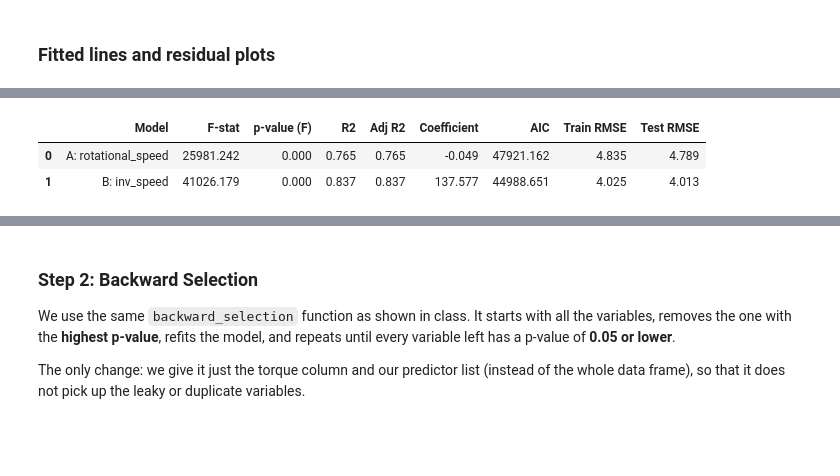
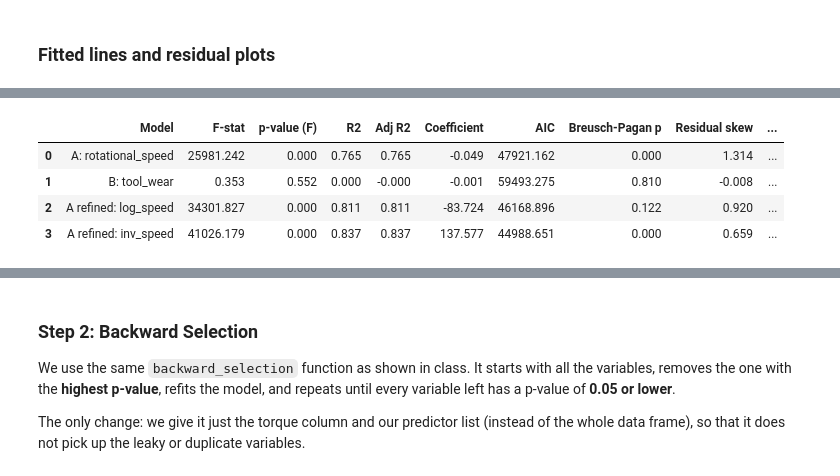
Before and after one commit to DavisenV/Group1-PROG8431-ProblemAnalysis_Workshop_C, a Jupyter notebook: Workshop_C.ipynb, the cells around one changed output, grey strips where cells are left out. Cells and saved outputs as stored; diff of their text form; code cells hidden in the pictures; blank space fills up the shorter version.

```diff
--- a/Workshop_C.ipynb
+++ b/Workshop_C.ipynb
@@ -550,7 +582,7 @@ df_clean["failure_type"] = df_clean.apply(label_failure, axis=1)
 
 # Time variables from the timestamp
 df_clean["hour"] = df_clean["timestamp"].dt.hour
-df_clean["day_of_week"] = df_clean["timestamp"].dt.dayofweek      # 0 = Monday, 6 = Sunday
+df_clean["day_of_week"] = df_clean["timestamp"].dt.day_of_week      # 0 = Monday, 6 = Sunday
 df_clean["month"] = df_clean["timestamp"].dt.month
 df_clean["is_weekend"] = (df_clean["day_of_week"] >= 5).astype(int)
 
@@ -1012,5 +1056,5 @@ Test RMSE (Model A): 4.79
 # %%
-slr_b = smf.ols("torque ~ inv_speed", data=train).fit()
+slr_b = smf.ols("torque ~ tool_wear", data=train).fit()
 
 print(slr_b.summary())
 
@@ -1022,6 +1066,7 @@ RMSE_tst_b = np.sqrt(mean_squared_error(test["torque"], pred_test))
 
 print(f"Train RMSE (Model B): {RMSE_trn_b:.2f}")
 print(f"Test RMSE (Model B): {RMSE_tst_b:.2f}")
+print(f"Standard deviation of torque (train): {train['torque'].std():.2f}")
 # %% [output]
                             OLS Regression Results
 ==============================================================================
@@ -1042,0 +1093,13 @@ Test RMSE (Model B): 4.01
+# %%
+slr_log = smf.ols("torque ~ log_speed", data=train).fit()
+slr_inv = smf.ols("torque ~ inv_speed", data=train).fit()
+
+print(slr_inv.summary())
+
+RMSE_trn_log = np.sqrt(mean_squared_error(train["torque"], slr_log.predict(train)))
+RMSE_tst_log = np.sqrt(mean_squared_error(test["torque"], slr_log.predict(test)))
+RMSE_trn_inv = np.sqrt(mean_squared_error(train["torque"], slr_inv.predict(train)))
+RMSE_tst_inv = np.sqrt(mean_squared_error(test["torque"], slr_inv.predict(test)))
+
+print(f"log_speed: R2 = {slr_log.rsquared:.3f} | Train RMSE {RMSE_trn_log:.2f} | Test RMSE {RMSE_tst_log:.2f}")
+print(f"inv_speed: R2 = {slr_inv.rsquared:.3f} | Train RMSE {RMSE_trn_inv:.2f} | Test RMSE {RMSE_tst_inv:.2f}")
@@ -1096,19 +1165,30 @@ plt.show()
 # %%
+slr_models = {
+    "A: rotational_speed": (slr_a, RMSE_trn_a, RMSE_tst_a),
+    "B: tool_wear": (slr_b, RMSE_trn_b, RMSE_tst_b),
+    "A refined: log_speed": (slr_log, RMSE_trn_log, RMSE_tst_log),
+    "A refined: inv_speed": (slr_inv, RMSE_trn_inv, RMSE_tst_inv),
+}
+
 slr_compare = pd.DataFrame({
-    "Model": ["A: rotational_speed", "B: inv_speed"],
-    "F-stat": [slr_a.fvalue, slr_b.fvalue],
-    "p-value (F)": [slr_a.f_pvalue, slr_b.f_pvalue],
-    "R2": [slr_a.rsquared, slr_b.rsquared],
-    "Adj R2": [slr_a.rsquared_adj, slr_b.rsquared_adj],
-    "Coefficient": [slr_a.params["rotational_speed"], slr_b.params["inv_speed"]],
-    "AIC": [slr_a.aic, slr_b.aic],
-    "Train RMSE": [RMSE_trn_a, RMSE_trn_b],
-    "Test RMSE": [RMSE_tst_a, RMSE_tst_b]
+    "Model": list(slr_models),
+    "F-stat": [m.fvalue for m, _, _ in slr_models.values()],
+    "p-value (F)": [m.f_pvalue for m, _, _ in slr_models.values()],
+    "R2": [m.rsquared for m, _, _ in slr_models.values()],
+    "Adj R2": [m.rsquared_adj for m, _, _ in slr_models.values()],
+    "Coefficient": [m.params.iloc[1] for m, _, _ in slr_models.values()],
+    "AIC": [m.aic for m, _, _ in slr_models.values()],
+    "Breusch-Pagan p": [het_breuschpagan(m.resid, m.model.exog)[1] for m, _, _ in slr_models.values()],
+    "Residual skew": [m.resid.skew() for m, _, _ in slr_models.values()],
+    "Train RMSE": [trn for _, trn, _ in slr_models.values()],
+    "Test RMSE": [tst for _, _, tst in slr_models.values()],
 })
 
 slr_compare.round(3)
 # %% [output]
-|  | Model | F-stat | p-value (F) | R2 | Adj R2 | Coefficient | AIC | Train RMSE | Test RMSE |
-| 0 | A: rotational_speed | 25981.242 | 0.000 | 0.765 | 0.765 | -0.049 | 47921.162 | 4.835 | 4.789 |
-| 1 | B: inv_speed | 41026.179 | 0.000 | 0.837 | 0.837 | 137.577 | 44988.651 | 4.025 | 4.013 |
+|  | Model | F-stat | p-value (F) | R2 | Adj R2 | Coefficient | AIC | Breusch-Pagan p | Residual skew | ... |
+| 0 | A: rotational_speed | 25981.242 | 0.000 | 0.765 | 0.765 | -0.049 | 47921.162 | 0.000 | 1.314 | ... |
+| 1 | B: tool_wear | 0.353 | 0.552 | 0.000 | -0.000 | -0.001 | 59493.275 | 0.810 | -0.008 | ... |
+| 2 | A refined: log_speed | 34301.827 | 0.000 | 0.811 | 0.811 | -83.724 | 46168.896 | 0.122 | 0.920 | ... |
+| 3 | A refined: inv_speed | 41026.179 | 0.000 | 0.837 | 0.837 | 137.577 | 44988.651 | 0.000 | 0.659 | ... |
 # %% [markdown]
```
Also changed, not shown: parts of 44 cells of this notebook.
